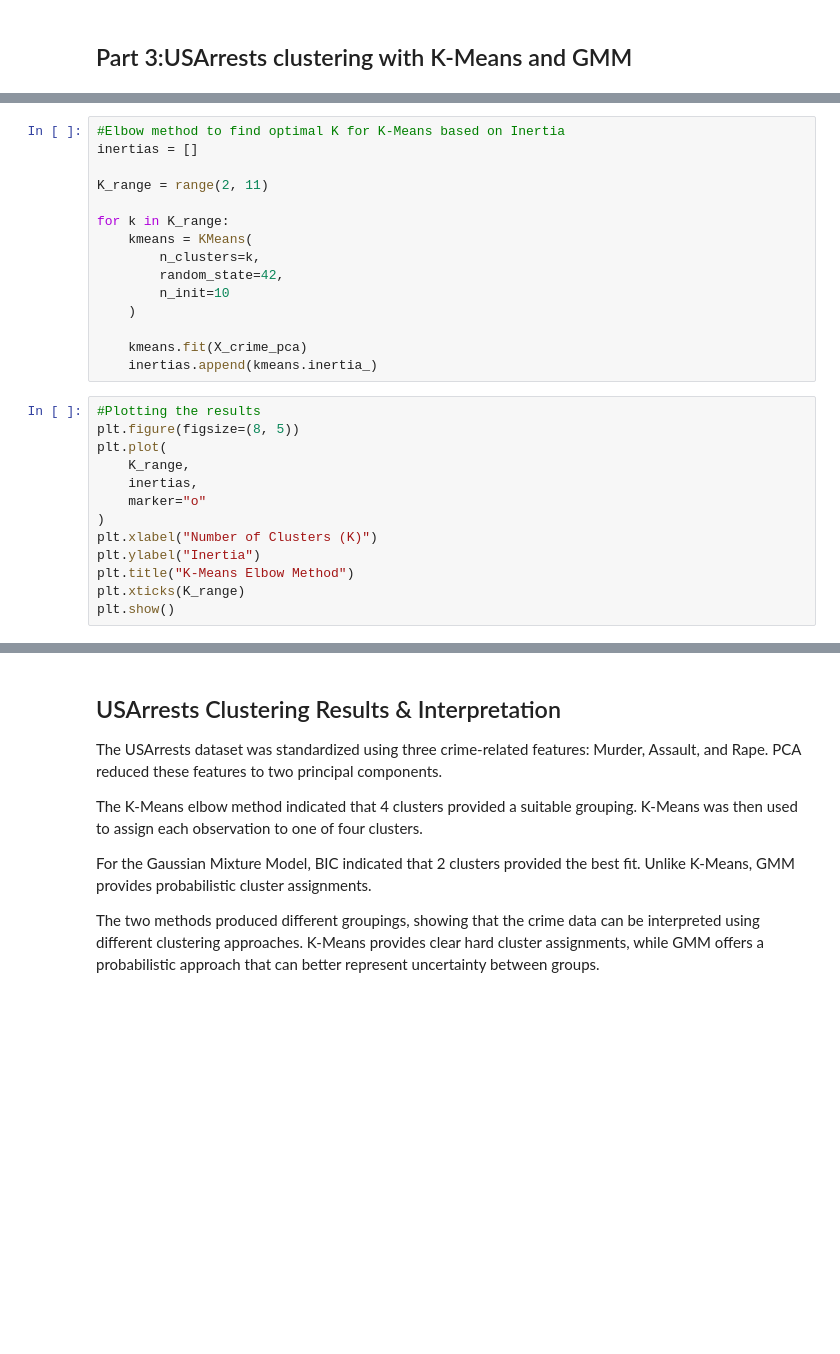
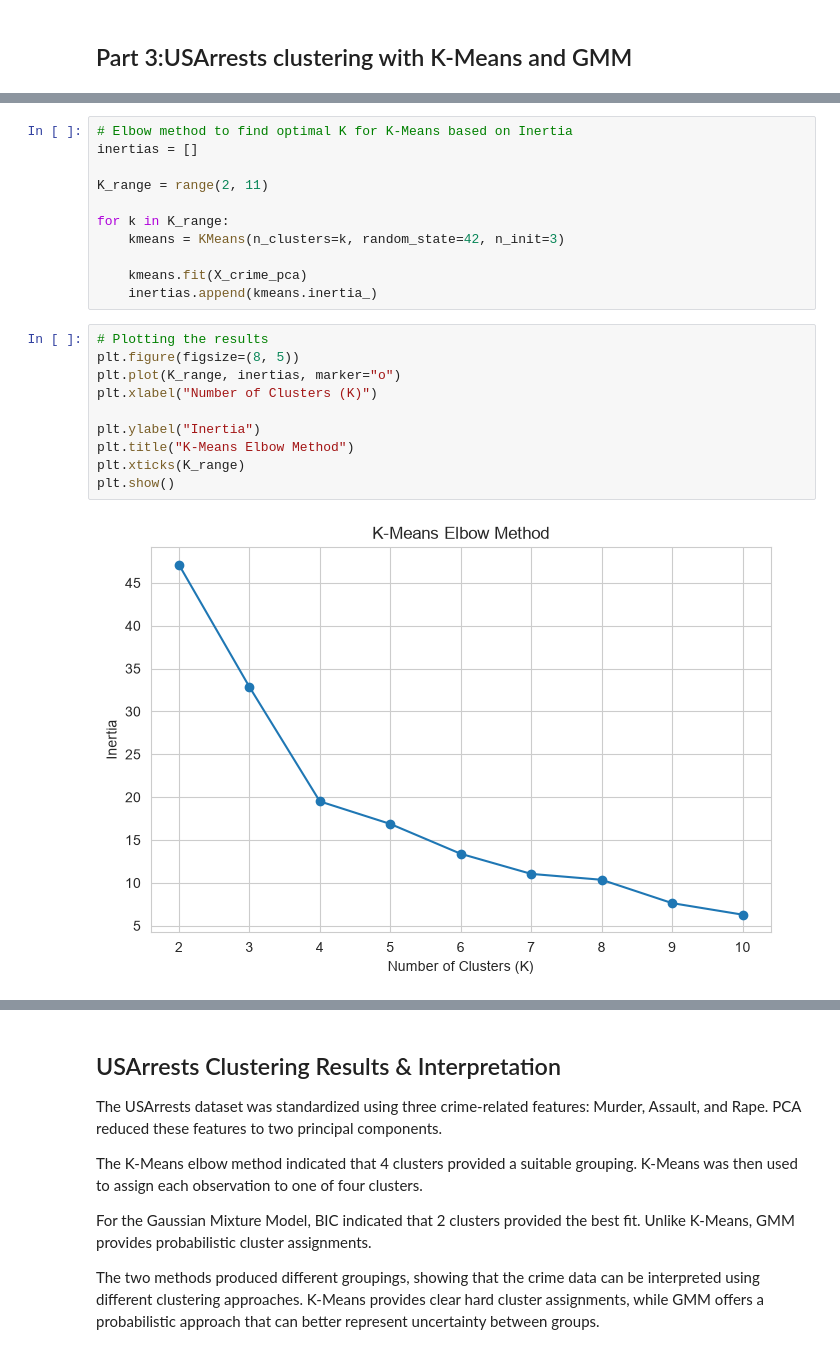
Before and after one commit to Francis1690/DataVine_Analytcs_Group_15_Lab, a Jupyter notebook: DataVine_Analytics_Summative_Lab.ipynb, the cells around one changed output, grey strips where cells are left out. Cells and saved outputs as stored; diff of their text form; blank space fills up the shorter version.

```diff
--- a/DataVine_Analytics_Summative_Lab.ipynb
+++ b/DataVine_Analytics_Summative_Lab.ipynb
@@ -413,29 +646,24 @@ print(pca_crime.explained_variance_ratio_.sum())
 # %%
-#Elbow method to find optimal K for K-Means based on Inertia
+# Elbow method to find optimal K for K-Means based on Inertia
 inertias = []
 
 K_range = range(2, 11)
 
 for k in K_range:
-    kmeans = KMeans(
-        n_clusters=k,
-        random_state=42,
-        n_init=10
-    )
+    kmeans = KMeans(n_clusters=k, random_state=42, n_init=3)
 
     kmeans.fit(X_crime_pca)
     inertias.append(kmeans.inertia_)
 # %%
-#Plotting the results
+# Plotting the results
 plt.figure(figsize=(8, 5))
-plt.plot(
-    K_range,
-    inertias,
-    marker="o"
-)
+plt.plot(K_range, inertias, marker="o")
 plt.xlabel("Number of Clusters (K)")
+
 plt.ylabel("Inertia")
 plt.title("K-Means Elbow Method")
 plt.xticks(K_range)
 plt.show()
+# %% [output]
+[figure, added]
 # %%
```
Also changed, not shown: parts of 44 cells of this notebook.
